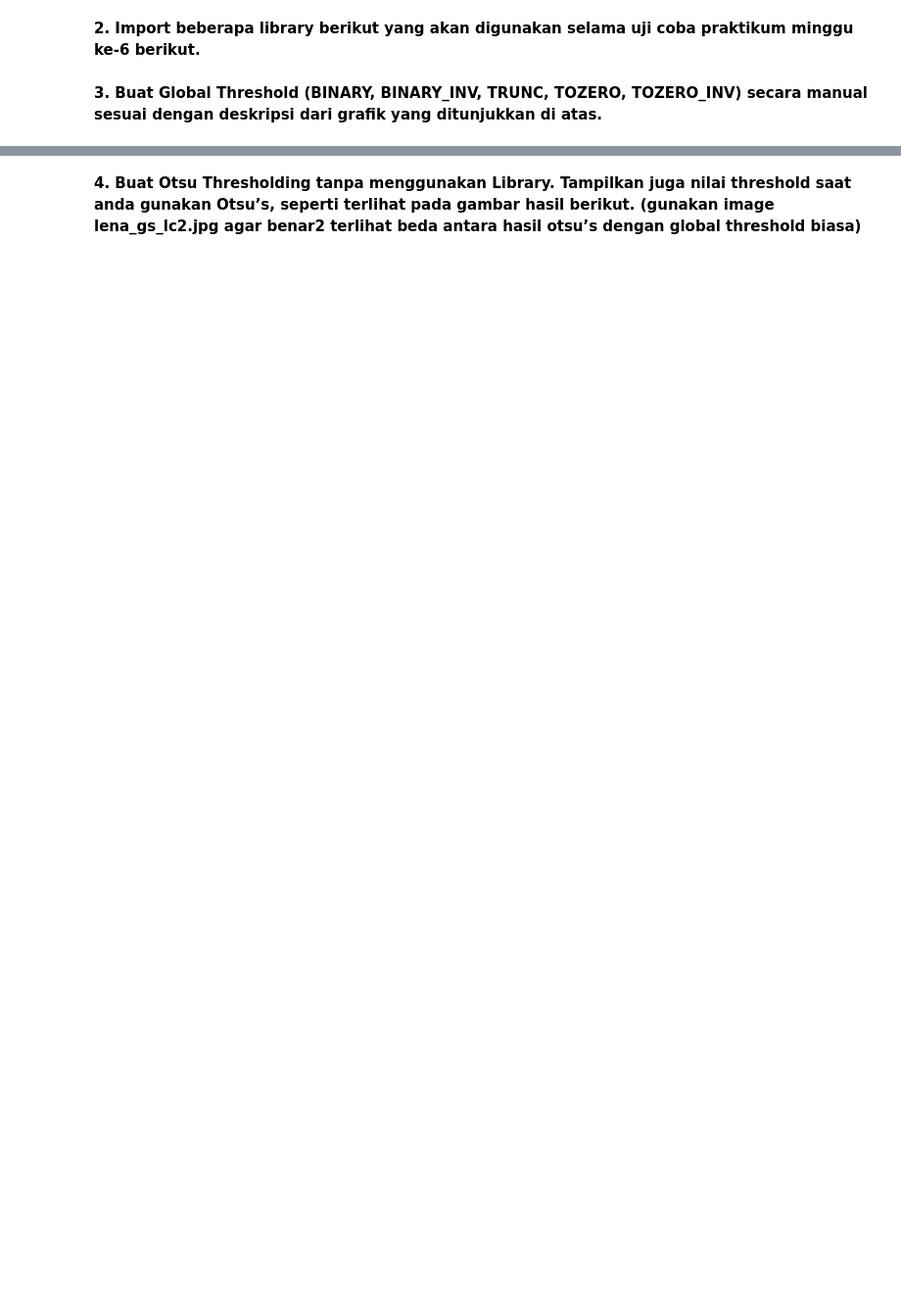
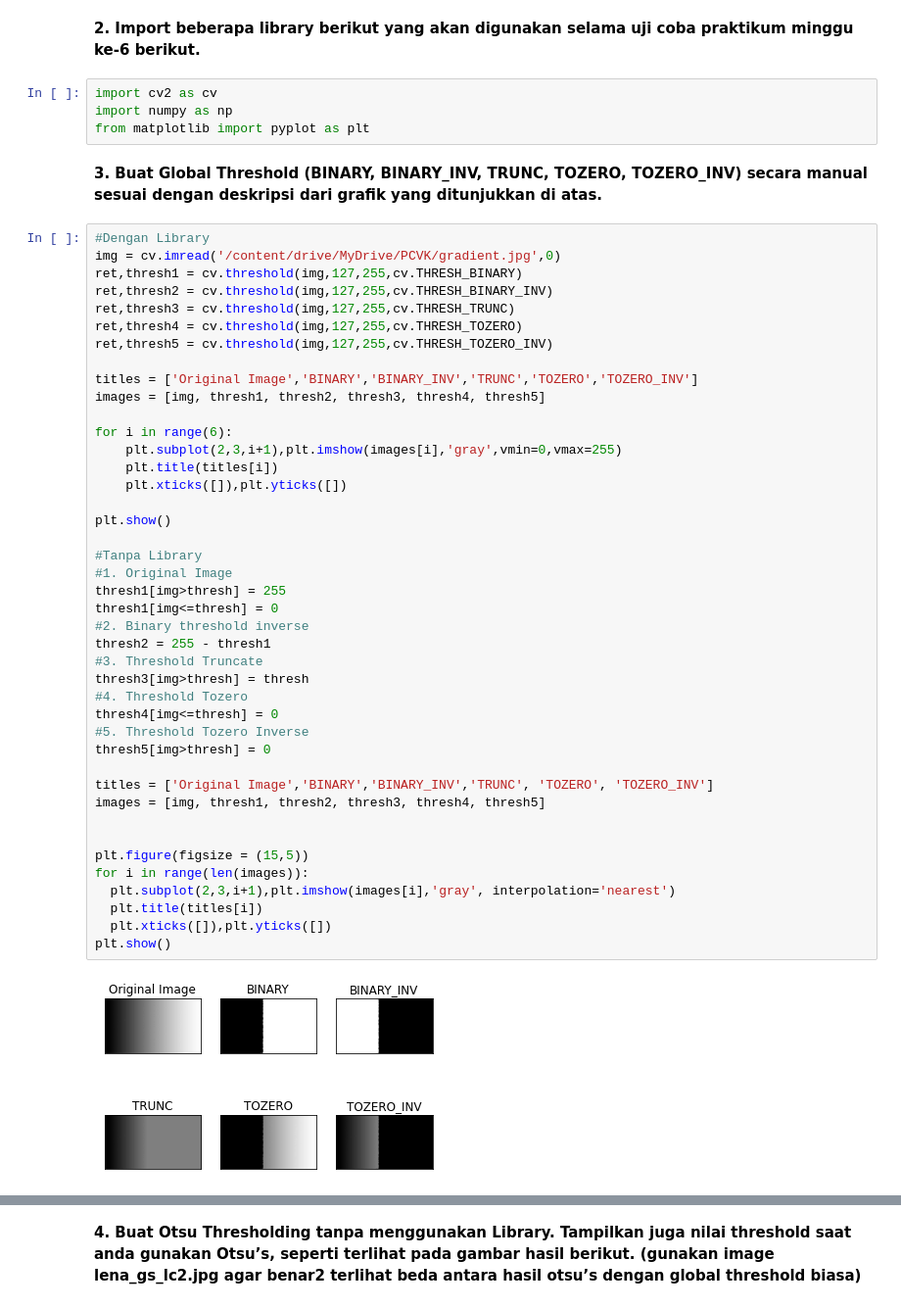
Before and after one commit to kevinaldyansyah/PCVK_Genap_2021, a Jupyter notebook: Week10.ipynb, the cells around one changed output, grey strips where cells are left out. Shown at 98% size. Cells and saved outputs as stored; diff of their text form; blank space fills up the shorter version.

Commit message:
Thresholding

```diff
--- a/Week10.ipynb
+++ b/Week10.ipynb
@@ -9,6 +15,54 @@ Kemudian import folder yang ada di Drive Anda dengan cara sebagai berikutl**
 # %% [markdown]
 **2.   Import beberapa library berikut yang akan digunakan selama uji coba praktikum
 minggu ke-6 berikut.**
+# %%
+import cv2 as cv
+import numpy as np
+from matplotlib import pyplot as plt
 # %% [markdown]
 **3.    Buat Global Threshold (BINARY, BINARY_INV, TRUNC, TOZERO, TOZERO_INV) secara
 manual sesuai dengan deskripsi dari grafik yang ditunjukkan di atas.**
+# %%
+#Dengan Library
+img = cv.imread('/content/drive/MyDrive/PCVK/gradient.jpg',0)
+ret,thresh1 = cv.threshold(img,127,255,cv.THRESH_BINARY)
+ret,thresh2 = cv.threshold(img,127,255,cv.THRESH_BINARY_INV)
+ret,thresh3 = cv.threshold(img,127,255,cv.THRESH_TRUNC)
+ret,thresh4 = cv.threshold(img,127,255,cv.THRESH_TOZERO)
+ret,thresh5 = cv.threshold(img,127,255,cv.THRESH_TOZERO_INV)
+
+titles = ['Original Image','BINARY','BINARY_INV','TRUNC','TOZERO','TOZERO_INV']
+images = [img, thresh1, thresh2, thresh3, thresh4, thresh5]
+
+for i in range(6):
+    plt.subplot(2,3,i+1),plt.imshow(images[i],'gray',vmin=0,vmax=255)
+    plt.title(titles[i])
+    plt.xticks([]),plt.yticks([])
+
+plt.show()
+
+#Tanpa Library
+#1. Original Image
+thresh1[img>thresh] = 255
+thresh1[img<=thresh] = 0
+#2. Binary threshold inverse
+thresh2 = 255 - thresh1
+#3. Threshold Truncate
+thresh3[img>thresh] = thresh
+#4. Threshold Tozero
+thresh4[img<=thresh] = 0
+#5. Threshold Tozero Inverse
+thresh5[img>thresh] = 0
+
+titles = ['Original Image','BINARY','BINARY_INV','TRUNC', 'TOZERO', 'TOZERO_INV']
+images = [img, thresh1, thresh2, thresh3, thresh4, thresh5]
+
+
+plt.figure(figsize = (15,5))
+for i in range(len(images)):
+  plt.subplot(2,3,i+1),plt.imshow(images[i],'gray', interpolation='nearest')
+  plt.title(titles[i])
+  plt.xticks([]),plt.yticks([])
+plt.show()
+# %% [output]
+[figure, added]
```
Also changed, not shown: parts of 9 cells of this notebook.
